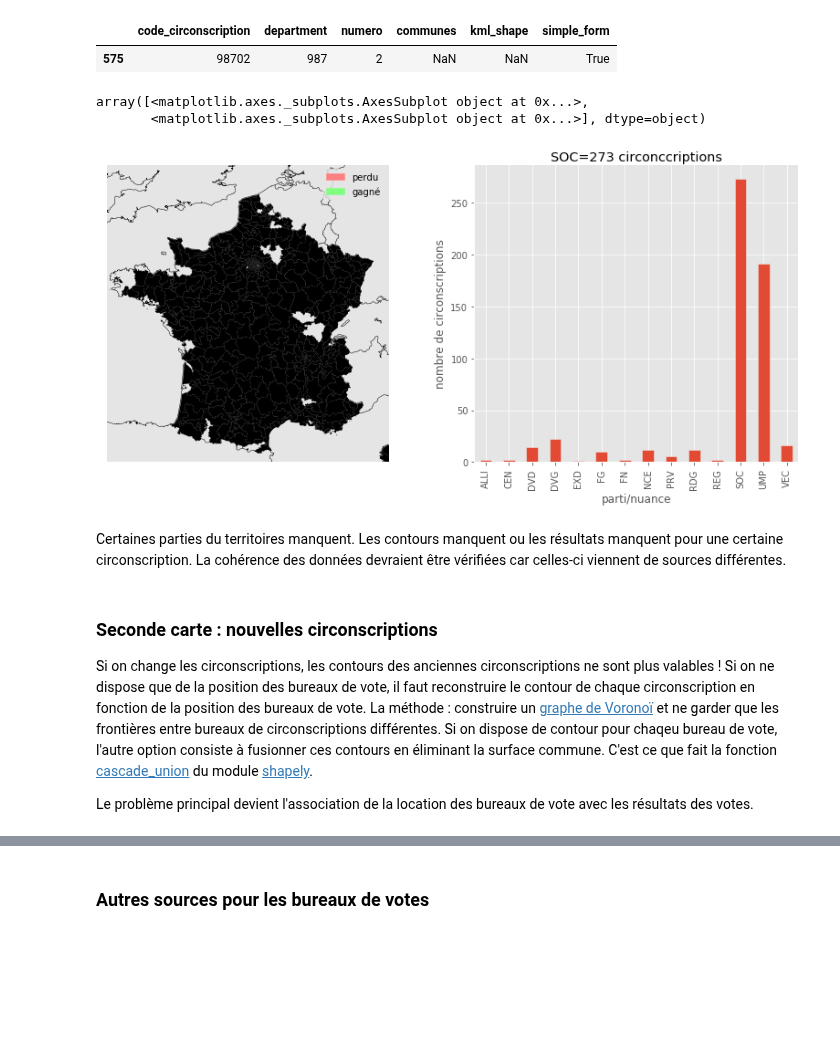
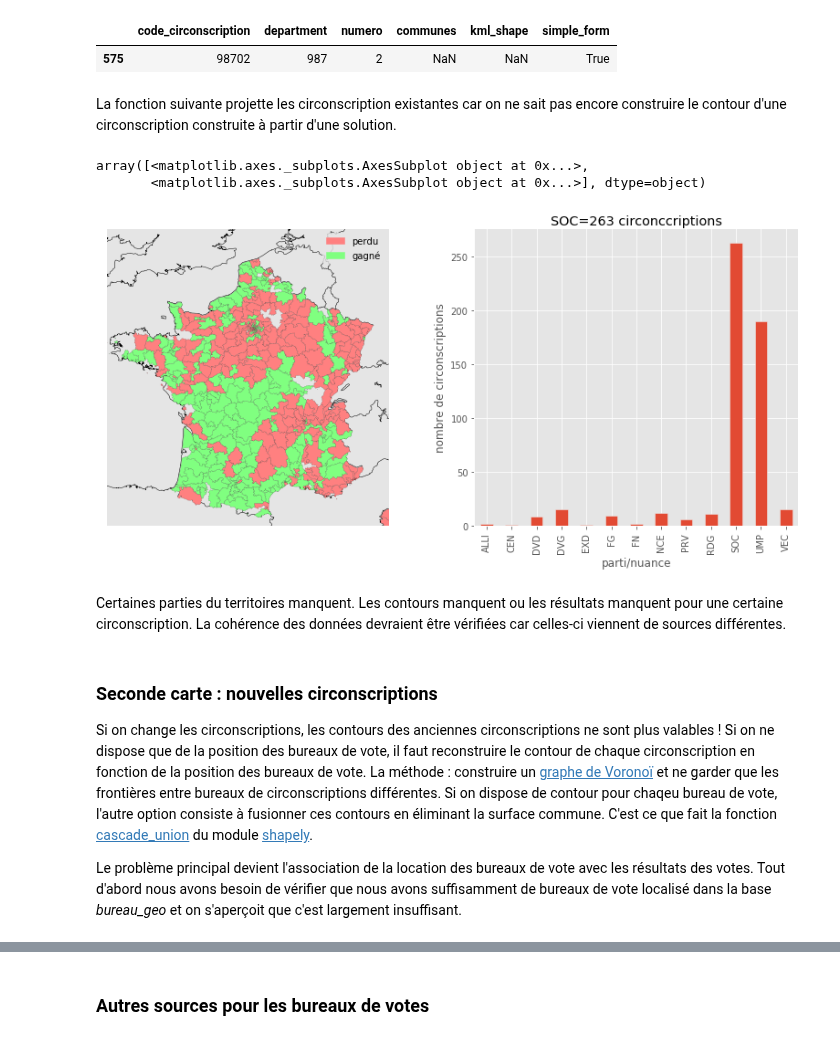
Before and after one commit to sdpython/actuariat_python, a Jupyter notebook: _doc/notebooks/population/election_carte_electorale_correction.ipynb, the cells around one changed output, grey strips where cells are left out. Saved outputs shown, nothing was run; the diff lists cells and outputs as text; code cells hidden in the pictures; blank space fills up the shorter version.

```diff
--- a/_doc/notebooks/population/election_carte_electorale_correction.ipynb
+++ b/_doc/notebooks/population/election_carte_electorale_correction.ipynb
@@ -146,7 +149,7 @@ t2.head(n=2)
 | 0 | 2 | ZA | 101 | Les Abymes | 1 | 1 | ... |
 | 1 | 2 | ZA | 101 | Les Abymes | 1 | 1 | ... |
 # %%
-t2["idcirc"] = t2.apply(lambda row: "id" + str(row["Code département"]) + "%03d" % row["N° de circonscription Lg"], axis=1)
+t2["idcirc"] = t2.apply(lambda row: str(row["Code département"]) + "%03d" % row["N° de circonscription Lg"] + "#", axis=1)
 t2.head(n=2)
 # %% [output]
 |  | N° tour | Code département | Code de la commune | Nom de la commune | N° de circonscription Lg | N° de canton | ... |
@@ -161,7 +164,7 @@ len(set(t2["idcirc"]))
 # %%
 t2circ = set(t2["idcirc"])
 t1 = tour["T1"]
-t1["idcirc"] = t1.apply(lambda row: "id" + str(row["Code département"]) + "%03d" % row["N° de circonscription Lg"], axis=1)
+t1["idcirc"] = t1.apply(lambda row: str(row["Code département"]) + "%03d" % row["N° de circonscription Lg"] + "#", axis=1)
 t1["idbureau"] = t1.apply(lambda row: code_bureau(*[row[c] for c in cols]), axis=1)
 t1["elu"] = t1["idcirc"].apply(lambda r: r not in t2circ)
 t1nott2 = t1[t1["elu"]].copy()
@@ -245,5 +248,5 @@ ax.set_title("nombre de bureaux de vote par circonscription")
 # %%
-t1t2noz = t1t2[(t1t2["Code département"] != "ZZ") & (t1t2["Code département"] != "ZW")]
+t1t2noz = t1t2[t1t2["Code département"].apply(lambda r: not r.startswith("Z"))]
 elu = t1t2noz[["Code nuance du candidat", "Exprimés"]].groupby("Code nuance du candidat").sum()
 ax = (elu.sort_values("Exprimés")/1000000).plot(kind="bar")
 ax.set_ylabel("Votes exprimés en millions")
@@ -286,9 +305,9 @@ Dans la suite, on se sert des deux colonnes ``idbureau`` et ``idcirc`` comme ide
 # %%
 import numpy
 
-def agg_circonscription(data_vote, solution=None,
-                 col_circ="idcirc", col_place="idbureau", col_vote="Nombre de voix du candidat",
-                 col_nuance="Code nuance du candidat"):
+def agg_circonscription(data_vote, solution=None, col_circ="idcirc",
+                        col_place="idbureau", col_vote="Nombre de voix du candidat",
+                        col_nuance="Code nuance du candidat"):
     """
     Calcul la nuance gagnante dans chaque circonscription.
 
@@ -302,8 +321,10 @@ def agg_circonscription(data_vote, solution=None,
     @return                 matrice de résultats, une ligne par circoncription, une colonne par nuance/parti
     """
     if solution is None:
+        # on reprend l'association circoncscription - bureau de la dernière élection
         agg = data_vote[[col_circ, col_nuance, col_vote]].groupby([col_circ, col_nuance], as_index=False).sum()
     else:
+        # on construit la nouvelle association
         rev = {}
         for k, v in solution.items():
             for place in v:
@@ -401,6 +421,8 @@ geo[geo.code_circonscription=="98702"]
 # %% [output]
 |  | code_circonscription | department | numero | communes | kml_shape | simple_form |
 | 575 | 98702 | 987 | 2 | NaN | NaN | True |
+# %% [markdown]
+La fonction suivante projette les circonscription existantes car on ne sait pas encore construire le contour d'une circonscription construite à partir d'une solution.
 # %%
 from mpl_toolkits.basemap import Basemap
 import numpy
@@ -408,7 +430,7 @@ from matplotlib.collections import LineCollection
 from matplotlib import cm
 import matplotlib.patches as mpatches
 
-def agg_circonscription_viz(thewinner, geo, data_vote, solution=None,
+def agg_circonscription_viz(thewinner, geo, data_vote,
                  col_circ="idcirc", col_place="idbureau", col_vote="Nombre de voix du candidat",
                  col_nuance="Code nuance du candidat", axes=None, figsize=(14,6), **kwargs):
     """
@@ -421,8 +443,6 @@ def agg_circonscription_viz(thewinner, geo, data_vote, solution=None,
     @param     kwargs       options additionnelles
 
     @param     data_vote    dataframe de type
-    @param     solution     dictionnaire ``{ circonscription : liste de bureaux }``,
-                            si None considère la solution officielle
     @param     col_circ     colonne contenant la circonscription (si solution = None)
     @param     col_place    colonne contenant l'identifiant du bureaux de votes
     @param     col_vote     colonne contenant les votes
@@ -430,9 +450,8 @@ def agg_circonscription_viz(thewinner, geo, data_vote, solution=None,
     @return                 matrice de resultat, une ligne par circoncription, une colonne par nuance/parti
     """
     # on transforme les dataframes en dictionnaires
-    score = agg_circonscription(data_vote, solution=solution,
-                 col_circ=col_circ, col_place=col_place, col_vote=col_vote,
-                 col_nuance=col_nuance)
+    score = agg_circonscription(data_vote, col_circ=col_circ, col_place=col_place,
+                                col_vote=col_vote, col_nuance=col_nuance)
     winner = score[["winner"]].to_dict("index")
     shapes = geo.set_index("code_circonscription")[["kml_shape"]].to_dict("index")
 
@@ -454,53 +473,53 @@ def agg_circonscription_viz(thewinner, geo, data_vote, solution=None,
     nbcirc = ratio.ix[1,0]
     axes[1].set_title("{0}={1} circonccriptions".format(thewinner, nbcirc))
 
-    x1 = -5.0
-    x2 = 9.
-    y1 = 42.
-    y2 = 52.
-    m = Basemap(resolution='i',projection='merc',
-                llcrnrlat=y1, urcrnrlat=y2, llcrnrlon=x1, urcrnrlon=x2, lat_ts=(x1+x2)/2,
-                ax=axes[0])
+    x1, x2 = -5.0, 9.
+    y1, y2 = 42., 52.
+    m = Basemap(resolution='i',projection='merc', llcrnrlat=y1, urcrnrlat=y2,
+                llcrnrlon=x1, urcrnrlon=x2, lat_ts=(x1+x2)/2, ax=axes[0])
     m.drawcountries(linewidth=0.5)
     m.drawcoastlines(linewidth=0.5)
 
     for circ, vals in shapes.items():
-        if circ.startswith("Z") or circ.startswith("idZ"):
+        if circ.startswith("Z"):
             # outside
             continue
+        if not circ.endswith("#"):
+            # nous avons ajouté un dièse
+            circ += "#"
         sh = vals["kml_shape"]
         if isinstance(sh, float):
             # NaN
             continue
         geo_points = process_boundary(sh)
         lons = [_[0] for _ in geo_points]
         lats = [_[1] for _ in geo_points]
         data = numpy.array(m(lons, lats)).T
         segs = [data,]
         lines = LineCollection(segs,antialiaseds=(1,))
         # pour changer les couleurs c'est ici, il faudra utiliser le champ records
         # pour les changer en fonction du nom du départements
         if circ in winner:
             win = winner[circ]["winner"]
             color = (0.5, 1.0, 0.5) if win == thewinner else (1.0, 0.5, 0.5)
         else:
             color = "black"
         lines.set_facecolors(color)
         lines.set_edgecolors('k')
         lines.set_linewidth(0.1)
         axes[0].add_collection(lines)
 
     red_patch = mpatches.Patch(color=(1.0, 0.5, 0.5), label='perdu')
     green_patch = mpatches.Patch(color=(0.5, 1.0, 0.5), label='gagné')
     axes[0].legend(handles=[red_patch, green_patch])
 
     return axes
 
 agg_circonscription_viz("SOC", geo, t1t2noz)
 # %% [output]
 array([<matplotlib.axes._subplots.AxesSubplot object at 0x...>,
        <matplotlib.axes._subplots.AxesSubplot object at 0x...>], dtype=object)
-[figure, old version]
+[figure, new version]
 # %% [markdown]
 Certaines parties du territoires manquent. Les contours manquent ou les résultats manquent pour une certaine circonscription. La cohérence des données devraient être vérifiées car celles-ci viennent de sources différentes.
 # %% [markdown]
@@ -509,7 +528,7 @@ Certaines parties du territoires manquent. Les contours manquent ou les résulta
 Si on change les circonscriptions, les contours des anciennes circonscriptions ne sont plus valables ! Si on ne dispose que de la position des bureaux de vote, il faut reconstruire le contour de chaque circonscription en fonction de la position des bureaux de vote. La méthode : construire un [graphe de Voronoï](https://fr.wikipedia.org/wiki/Diagramme_de_Vorono%C3%AF)
 et ne garder que les frontières entre bureaux de circonscriptions différentes. Si on dispose de contour pour chaqeu bureau de vote, l'autre option consiste à fusionner ces contours en éliminant la surface commune. C'est ce que fait la fonction [cascade_union](http://toblerity.org/shapely/manual.html#shapely.ops.cascaded_union) du module [shapely](https://pypi.python.org/pypi/Shapely).
 
-Le problème principal devient l'association de la location des bureaux de vote avec les résultats des votes.
+Le problème principal devient l'association de la location des bureaux de vote avec les résultats des votes. Tout d'abord nous avons besoin de vérifier que nous avons suffisamment de bureaux de vote localisé dans la base *bureau_geo* et on s'aperçoit que c'est largement insuffisant.
 # %%
 cols = ["city", "zip", "n"]
 bureau_geo["idbureaugeo"] = bureau_geo.apply(lambda row: "-".join(str(row[_]) for _ in cols), axis=1)
```
Also changed, not shown: parts of 82 cells of this notebook, 1 other file.
